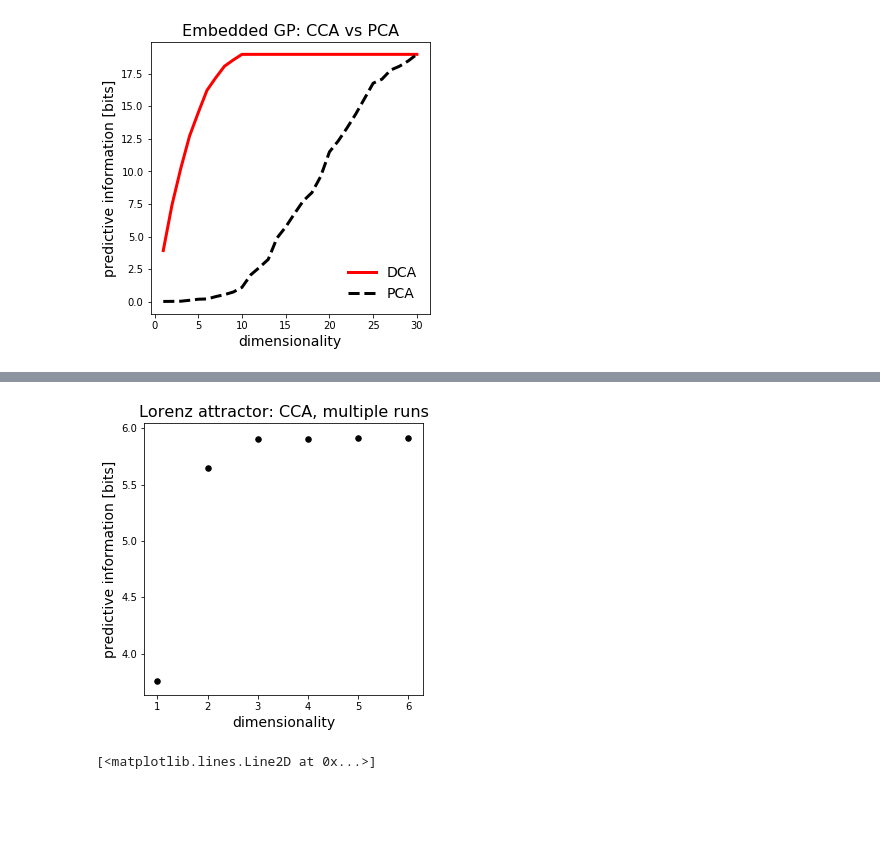
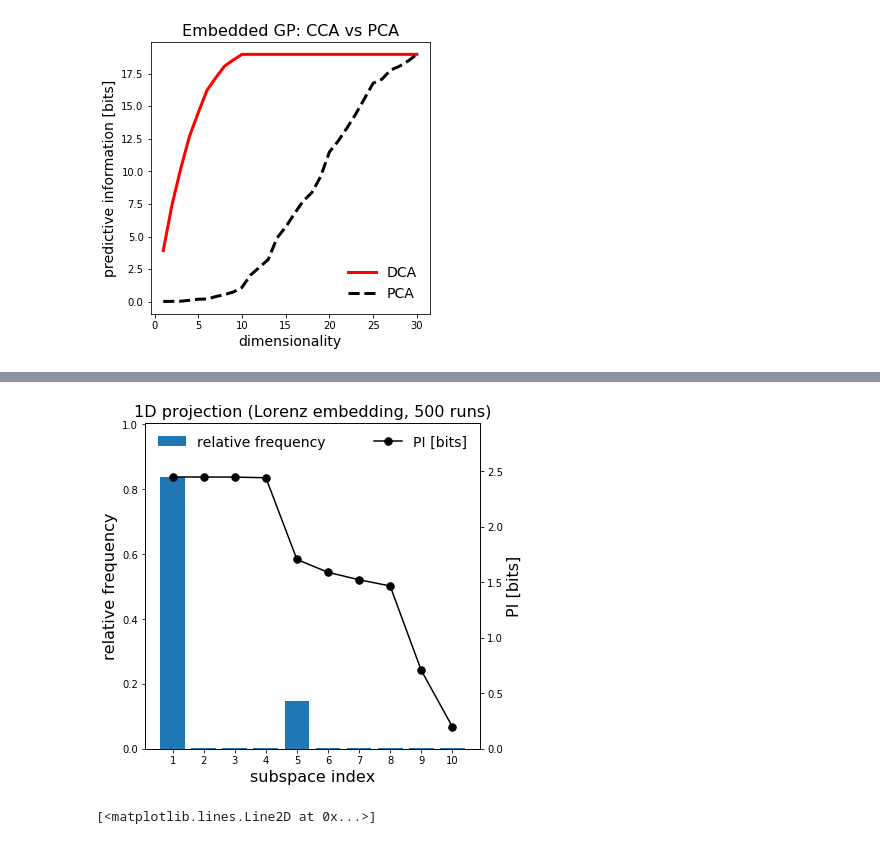
Before and after one commit to BouchardLab/DynamicalComponentsAnalysis, a Jupyter notebook: notebooks/CCA-tests.ipynb, the cells around one changed output, grey strips where cells are left out. Cells and saved outputs as stored; diff of their text form; code cells hidden in the pictures; blank space fills up the shorter version.

```diff
--- a/notebooks/CCA-tests.ipynb
+++ b/notebooks/CCA-tests.ipynb
@@ -93,7 +93,7 @@ def connected_components(A):
             ccs.append(sorted(nodes))
     return ccs
 
-def subspace_adj_mat(bases, tol=1e-8):
+def subspace_adj_mat(bases, tol=1e-6):
     n = len(bases)
     A = np.zeros((n, n))
     for i in range(n):
@@ -107,7 +107,7 @@ def subspace_adj_mat(bases, tol=1e-8):
     A = A + A.T
     return A
 
-def subspace_hist(bases, vals, tol=1e-8):
+def subspace_hist(bases, vals, tol=1e-6):
     #return: count_vals, pi_vals
 
     A = subspace_adj_mat(bases, tol=tol)
@@ -117,12 +117,12 @@ def subspace_hist(bases, vals, tol=1e-8):
     counts = np.array([len(ccs[i]) for i in range(num_ccs)])
     avg_vals = np.array([np.mean(vals[ccs[i]]) for i in range(num_ccs)])
 
-    idx = np.argsort(counts)
+    idx = np.argsort(avg_vals)[::-1]
     counts, avg_vals = counts[idx], avg_vals[idx]
 
     return counts, avg_vals
 
-
+"""
 def plot_cca_multiple_runs(dim_vals, V_set, pi_vals, title=None):
     fig, ax = plt.subplots(1, 1, figsize=(5, 5))
     for dim_idx in range(len(dim_vals)):
@@ -144,6 +144,28 @@ def plot_cca_multiple_runs(dim_vals, V_set, pi_vals, title=None):
     ax.set_xlabel("dimensionality", fontsize=14)
     if title is not None:
         ax.set_title(title, fontsize=16)
+"""
+
+def plot_cca_multiple_runs(V_set, pi_vals, title=None, tol=1e-6):
+    fig, ax = plt.subplots(1, 1, figsize=(6, 6))
+
+    counts, avg_pi_vals = subspace_hist(V_set, pi_vals, tol=tol)
+    x_vals = np.arange(len(counts)) + 1
+    rel_counts = counts/np.sum(counts)
+    ax.bar(x_vals, rel_counts, zorder=0, label="relative frequency")
+    ax.set_title(title, fontsize=16)
+    ax.set_xticks(x_vals)
+    ax.set_xlabel("subspace index", fontsize=16)
+    ax.set_ylabel("relative frequency", fontsize=16)
+    ax.set_ylim([0, np.max(rel_counts)*1.2])
+
+    ax2 = ax.twinx()
+    ax2.set_ylabel("PI [bits]", fontsize=16)
+    ax2.plot(x_vals, avg_pi_vals, c="black", zorder=1, marker=".", markersize=15, label="PI [bits]")
+    ax2.set_ylim([0, np.max(avg_pi_vals)*1.2])
+
+    ax.legend(fontsize=14, frameon=False, loc="upper left")
+    ax2.legend(fontsize=14, frameon=False, loc="upper right")
 # %%
 #Embedd a GP and add noise
 
@@ -235,8 +252,9 @@ plt.show()
-# %%
-plot_cca_multiple_runs(dim_vals, V_set, cca_pi_vals, title="Lorenz attractor: CCA, multiple runs")
-plt.show()
-# %% [output]
-[figure, removed]
+# %%
+plot_cca_multiple_runs(V_set[0], cca_pi_vals[0, :], "1D projection (Lorenz embedding, 500 runs)", tol=1e-4)
+#plt.savefig("local_minima.pdf", bbox_inches="tight")
+plt.show()
+# %% [output]
+[figure, added]
 # %%
 errs = check_nested_subspaces(V_set)
 plt.plot(errs)
```
Also changed, not shown: parts of 5 cells of this notebook, 2 other files.
